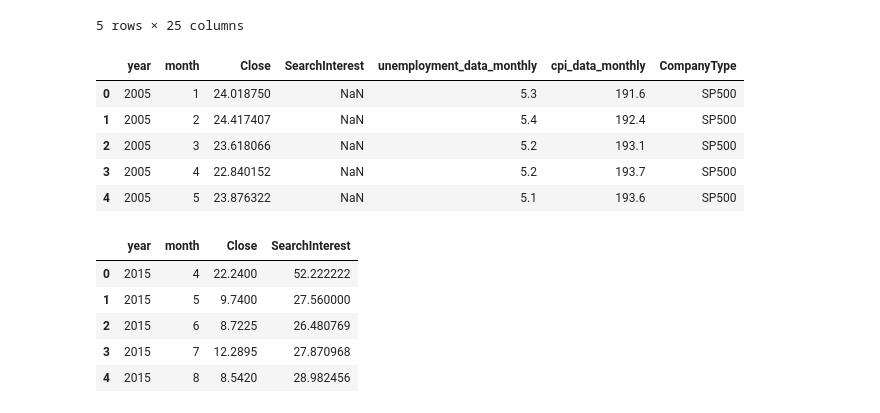
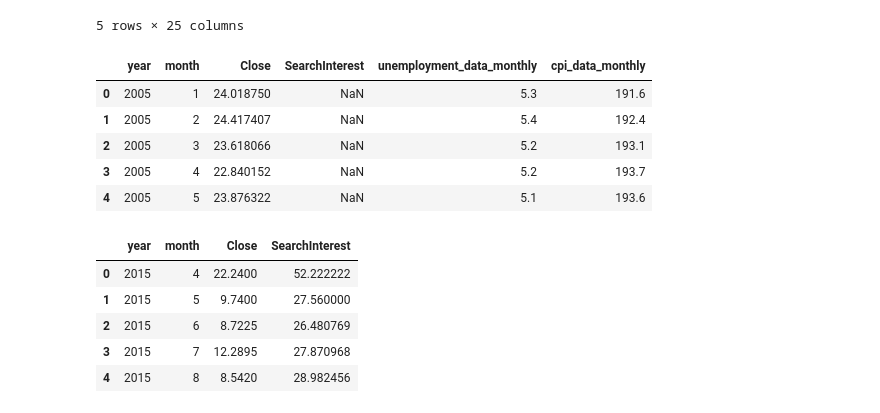
Before and after one commit to milleau98/2026-gig-data-analysis, a Jupyter notebook: notebooks/data-analyses/timeseries_plot.ipynb, the cells around one changed output. Drawn from its saved outputs; the diff is of its cells as text; code cells hidden in the pictures.

```diff
--- a/notebooks/data-analyses/timeseries_plot.ipynb
+++ b/notebooks/data-analyses/timeseries_plot.ipynb
@@ -169,20 +169,19 @@ df.head()
 # %%
 time_series_df = df.groupby(['year', 'month']).agg({
     'Close':'mean',
     'SearchInterest': 'mean',
     'unemployment_data_monthly' : 'mean',
     'cpi_data_monthly': 'mean',
-    'CompanyType' : 'first'
 }).reset_index()
 
 time_series_df.head()
 # %% [output]
-|  | year | month | Close | SearchInterest | unemployment_data_monthly | cpi_data_monthly | CompanyType |
-| 0 | 2005 | 1 | 24.018750 | NaN | 5.3 | 191.6 | SP500 |
-| 1 | 2005 | 2 | 24.417407 | NaN | 5.4 | 192.4 | SP500 |
-| 2 | 2005 | 3 | 23.618066 | NaN | 5.2 | 193.1 | SP500 |
-| 3 | 2005 | 4 | 22.840152 | NaN | 5.2 | 193.7 | SP500 |
-| 4 | 2005 | 5 | 23.876322 | NaN | 5.1 | 193.6 | SP500 |
+|  | year | month | Close | SearchInterest | unemployment_data_monthly | cpi_data_monthly |
+| 0 | 2005 | 1 | 24.018750 | NaN | 5.3 | 191.6 |
+| 1 | 2005 | 2 | 24.417407 | NaN | 5.4 | 192.4 |
+| 2 | 2005 | 3 | 23.618066 | NaN | 5.2 | 193.1 |
+| 3 | 2005 | 4 | 22.840152 | NaN | 5.2 | 193.7 |
+| 4 | 2005 | 5 | 23.876322 | NaN | 5.1 | 193.6 |
 # %%
 gig_ts = df[df['CompanyType'] == 'Gig'].groupby(['year','month']).agg({
     'Close':'mean',
```
Also changed, not shown: parts of 2 cells of this notebook.
